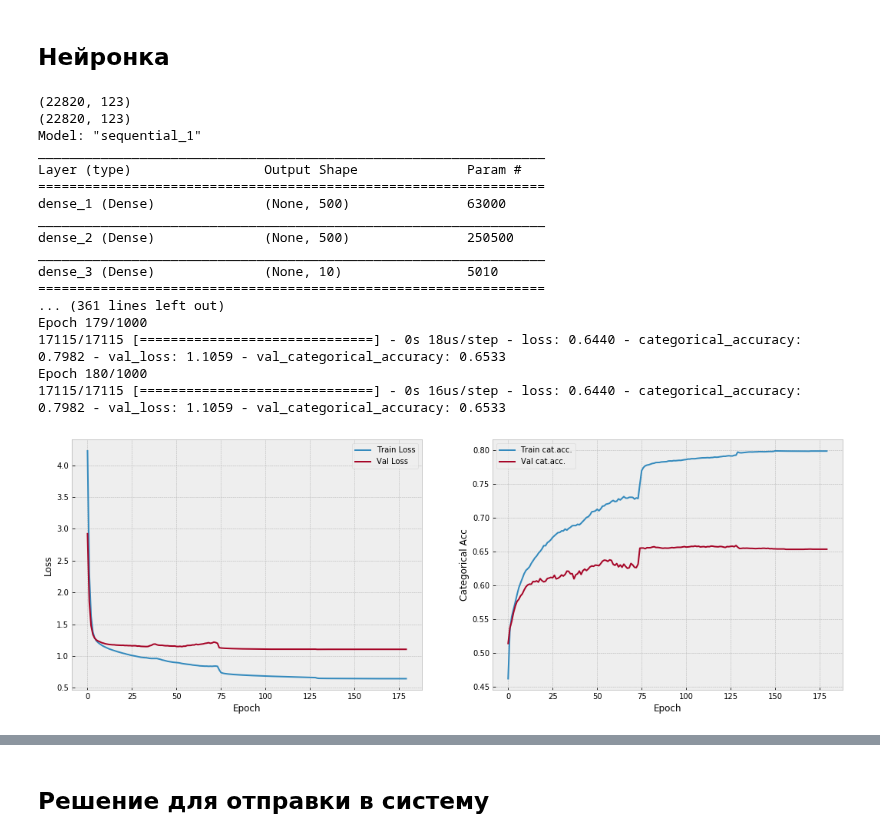
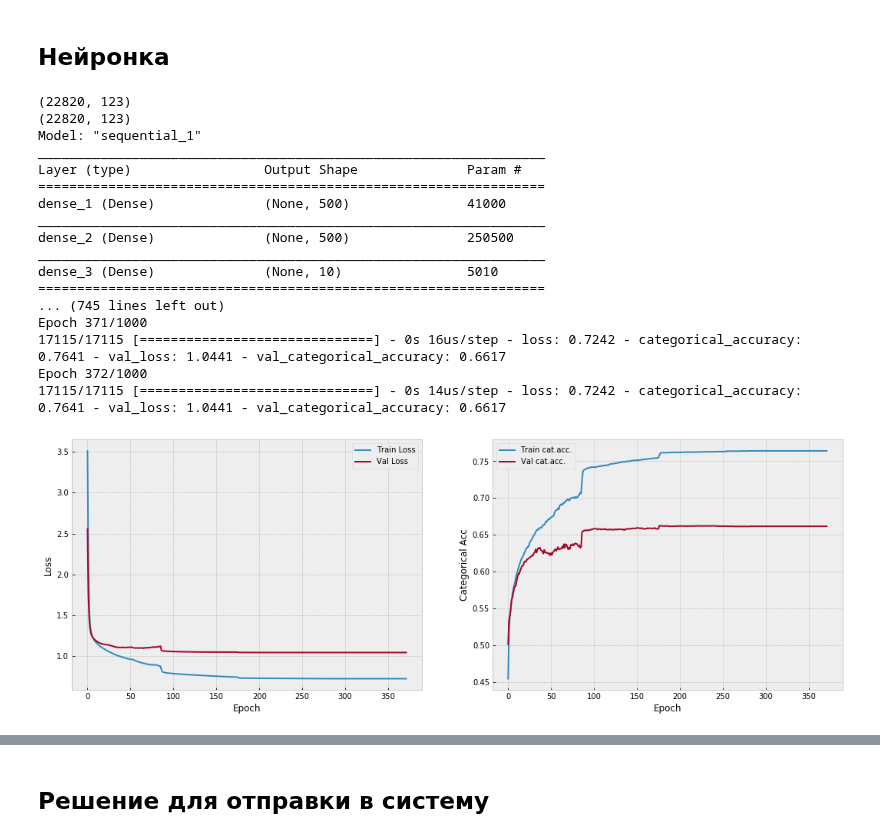
Before and after one commit to andygoosh/wildfire.sberbank.ai, a Jupyter notebook: workinprogress.ipynb, the cells around one changed output, grey strips where cells are left out. Cells and saved outputs as stored; diff of their text form; code cells hidden in the pictures.

```diff
--- a/workinprogress.ipynb
+++ b/workinprogress.ipynb
@@ -1057,13 +947,15 @@ class_weights = dict(enumerate(class_weights))
 #class_weight = { np.unique(y)[i]: class_weights[i] for i in range(len(np.unique(y))) }
 
 X, y = prepare_data(one_hotted=True)
+X = X[[col for col in X.columns if '-' not in col]]
+#X = X[[col for col in X.columns if '_' not in col]]
 
 EPOCHS = 1000
 BS = 512
 FOLDS = 10
 FIRE_TYPE_NUM = y.shape[1] #len(np.unique(y))
 degree = 0
-n_neighbors = 2 #5
+n_neighbors = 0 #5
 
 polies = []
 neighbs = []
@@ -1145,37 +1037,37 @@ model = keras.models.load_model('my_checkpoint.h5')
 
 plot_history(history, auc=False)
 
 score = model.evaluate(trn, y_trn.values,
                         batch_size=BS,
                         verbose=0,
                         use_multiprocessing=True)
 #print('loss: {:.4f}, AUC: {:.4f} Cat.Acc.: {:.4f}'.format(*score))
 print('loss: {:.4f}, Cat.Acc.: {:.4f}'.format(*score))
 
 score = model.evaluate(cvn, y_cv.values,
                         batch_size=BS,
                         verbose=0,
                         use_multiprocessing=True)
 #print('loss: {:.4f}, AUC: {:.4f} Cat.Acc.: {:.4f}'.format(*score))
 print('loss: {:.4f}, Cat.Acc.: {:.4f}'.format(*score))
 
 model.reset_states()
 # %% [output]
 (22820, 123)
 (22820, 123)
 Model: "sequential_1"
 _________________________________________________________________
 Layer (type)                 Output Shape              Param #
 =================================================================
-dense_1 (Dense)              (None, 500)               63000
+dense_1 (Dense)              (None, 500)               41000
 _________________________________________________________________
 dense_2 (Dense)              (None, 500)               250500
 _________________________________________________________________
 dense_3 (Dense)              (None, 10)                5010
 =================================================================
-... (361 lines left out)
-Epoch 179/1000
-17115/17115 [==============================] - 0s 18us/step - loss: 0.6440 - categorical_accuracy: 0.7982 - val_loss: 1.1059 - val_categorical_accuracy: 0.6533
-Epoch 180/1000
-17115/17115 [==============================] - 0s 16us/step - loss: 0.6440 - categorical_accuracy: 0.7982 - val_loss: 1.1059 - val_categorical_accuracy: 0.6533
+... (745 lines left out)
+Epoch 371/1000
+17115/17115 [==============================] - 0s 16us/step - loss: 0.7242 - categorical_accuracy: 0.7641 - val_loss: 1.0441 - val_categorical_accuracy: 0.6617
+Epoch 372/1000
+17115/17115 [==============================] - 0s 14us/step - loss: 0.7242 - categorical_accuracy: 0.7641 - val_loss: 1.0441 - val_categorical_accuracy: 0.6617
-[figure, old version]
+[figure, new version]
```
Also changed, not shown: parts of 9 cells of this notebook.
